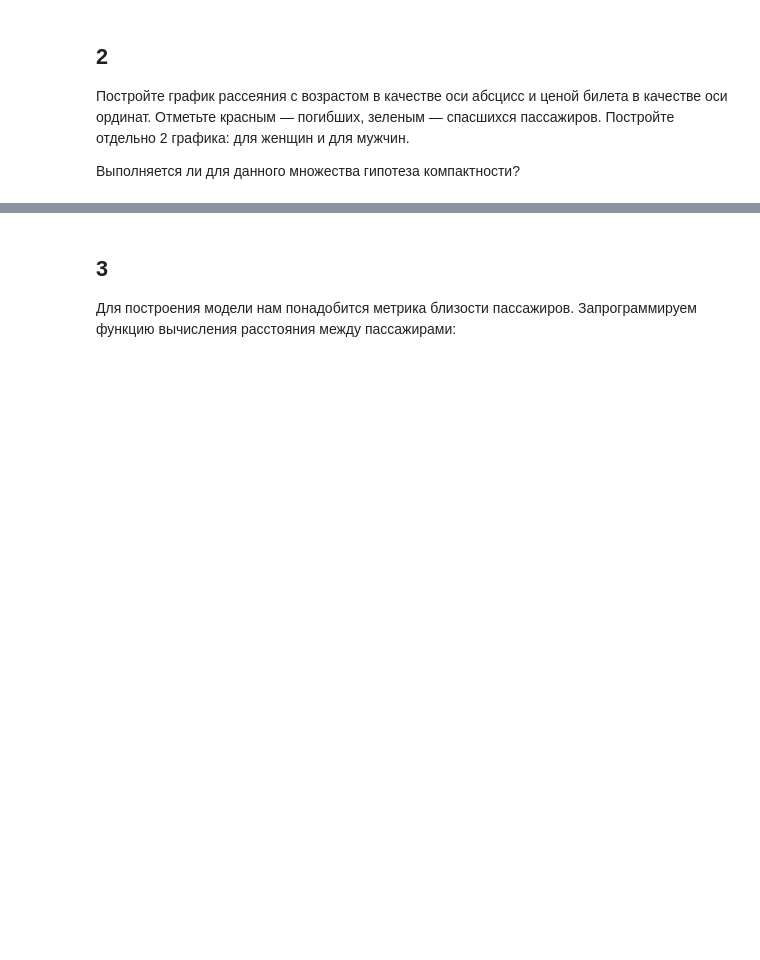
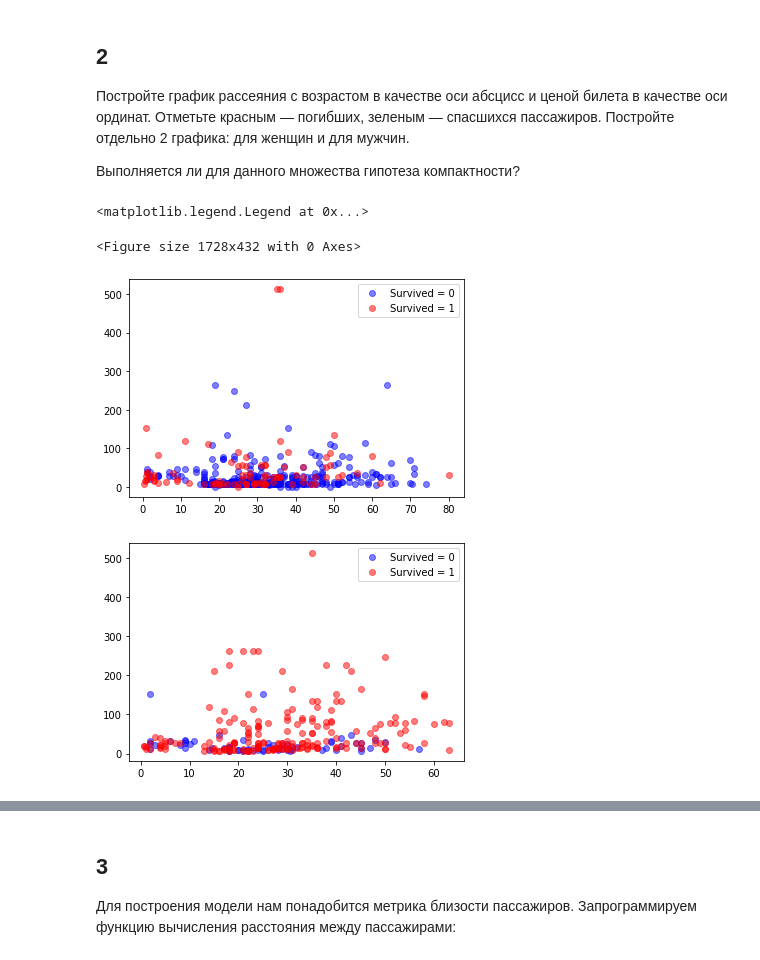
Before and after one commit to SokolovMichail/SFEDU_Master_MachineLearning, a Jupyter notebook: lab3/lab-3-knn-ru.ipynb, the cells around one changed output, grey strips where cells are left out. Saved outputs shown, nothing was run; the diff lists cells and outputs as text; code cells hidden in the pictures; blank space fills up the shorter version.

```diff
--- a/lab3/lab-3-knn-ru.ipynb
+++ b/lab3/lab-3-knn-ru.ipynb
@@ -10,5 +10,8 @@
 Загрузите данные о погибших в катастрофе с "Титаником". Целевым признаком здесь является факт спасения пассажира. Посмотрите на данные.
 # %%
 import pandas as pd
+# %%
+# место для кода
+data = pd.read_csv("data.csv",delimiter=',')
 # %%
 # место для кода
@@ -22,3 +34,5 @@ import pandas as pd
 *Функции, которые могут пригодиться при решении: `.dropna(subset='Age'), .reset_index(drop=True)`*
 # %%
 # место для кода
+data.dropna(subset = ['Age'],inplace=True)
+data.describe()
@@ -37,0 +58,26 @@ import matplotlib.pyplot as plt
+# %%
+# место для кода
+data_males = data[data['Sex']=='male']
+data_females = data[data['Sex']=='female']
+# %%
+#Построим график 1 способом
+fig = plt.figure(figsize=(24, 6))
+groups = data_males.groupby('Survived')
+colors = ['blue','red']
+fig1,ax = plt.subplots()
+for tmp,color in zip(groups, colors):
+    name, group = tmp
+    ax.plot(group["Age"], group["Fare"], marker="o", linestyle="", label='Survived = ' + str(name),color = color,alpha=0.5)
+plt.legend()
+groups = data_females.groupby('Survived')
+colors = ['blue','red']
+fig1,ax = plt.subplots()
+for tmp,color in zip(groups, colors):
+    name, group = tmp
+    ax.plot(group["Age"], group["Fare"], marker="o", linestyle="", label='Survived = ' + str(name),color = color,alpha=0.5)
+plt.legend()
+# %% [output]
+<matplotlib.legend.Legend at 0x...>
+<Figure size 1728x432 with 0 Axes>
+[figure, added]
+[figure, added]
```
Also changed, not shown: parts of 6 cells of this notebook.
